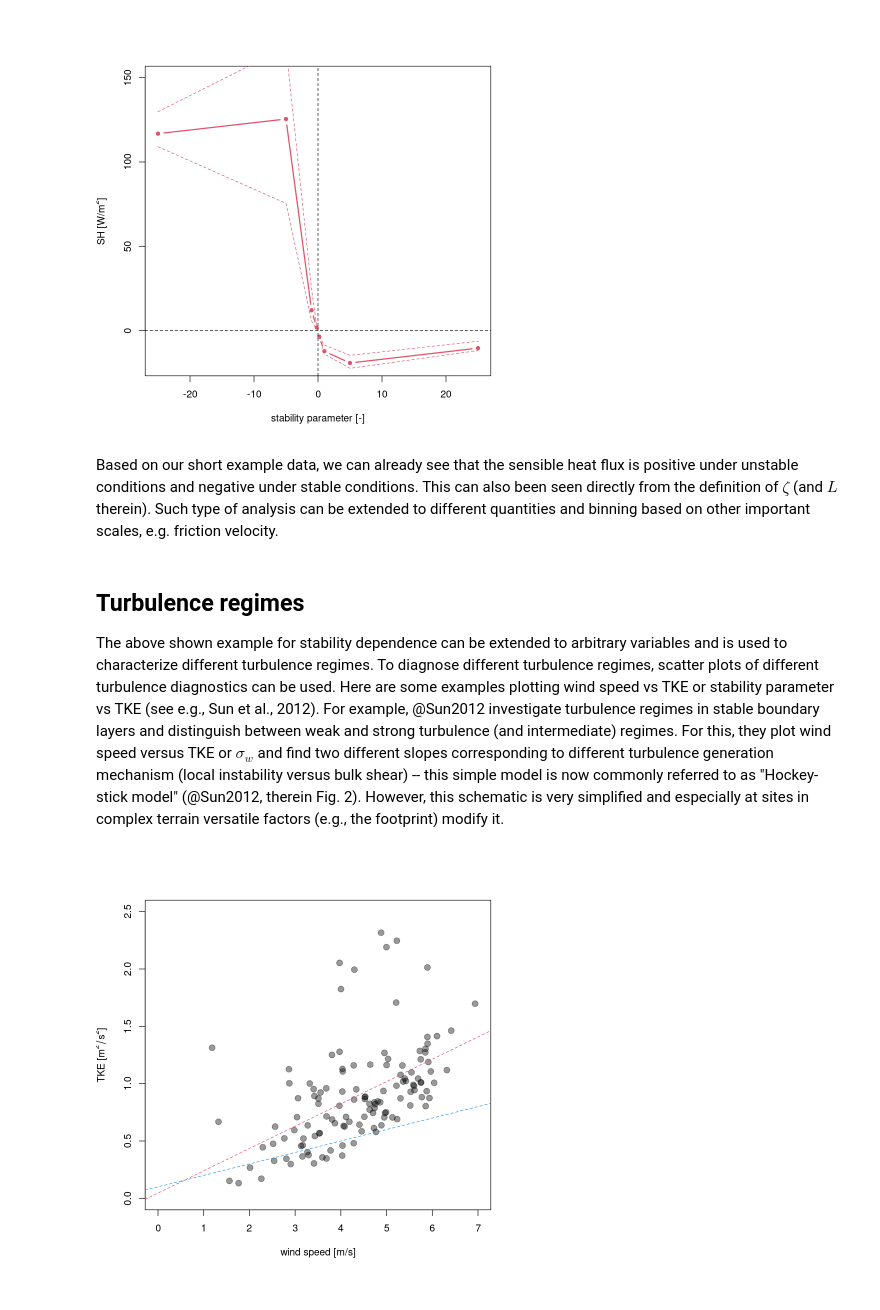
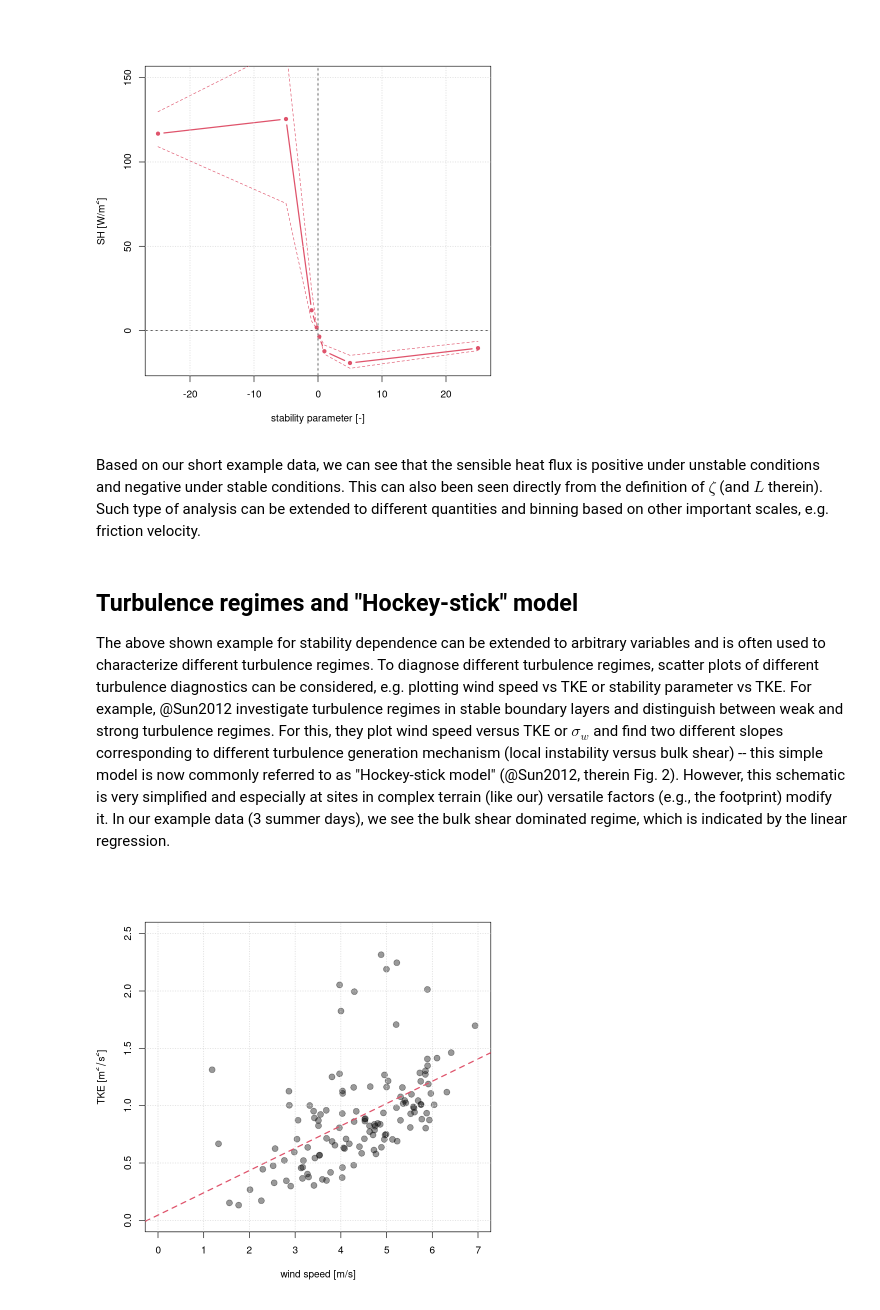
Before and after one commit to noctiluc3nt/ec_analyze, a Jupyter notebook: notebooks/02_basic-turbulence-diagnostics.ipynb, the cells around one changed output. Drawn from its saved outputs; the diff is of its cells as text; code cells hidden in the pictures.

```diff
--- a/notebooks/02_basic-turbulence-diagnostics.ipynb
+++ b/notebooks/02_basic-turbulence-diagnostics.ipynb
@@ -82,17 +96,18 @@ A matrix: 9 × 4 of type dbl
 | -8.655841 | -10.389901 | -11.853905 | -6.324807 |
 [figure]
 # %% [markdown]
-Based on our short example data, we can already see that the sensible heat flux is positive under unstable conditions and negative under stable conditions. This can also been seen directly from the definition of $\zeta$ (and $L$ therein). Such type of analysis can be extended to different quantities and binning based on other important scales, e.g. friction velocity. <!-- mention some example studies here-->
+Based on our short example data, we can see that the sensible heat flux is positive under unstable conditions and negative under stable conditions. This can also been seen directly from the definition of $\zeta$ (and $L$ therein). Such type of analysis can be extended to different quantities and binning based on other important scales, e.g. friction velocity. <!-- mention some example studies here-->
 # %% [markdown]
-## Turbulence regimes
-The above shown example for stability dependence can be extended to arbitrary variables and is used to characterize different turbulence regimes.
-To diagnose different turbulence regimes, scatter plots of different turbulence diagnostics can be used. Here are some examples plotting wind speed vs TKE or stability parameter vs TKE (see e.g., Sun et al., 2012). For example, @Sun2012 investigate turbulence regimes in stable boundary layers and distinguish between weak and strong turbulence (and intermediate) regimes. For this, they plot wind speed versus TKE or $\sigma_w$ and find two different slopes corresponding to different turbulence generation mechanism (local instability versus bulk shear) -- this simple model is now commonly referred to as "Hockey-stick model" (@Sun2012, therein Fig. 2). However, this schematic is very simplified and especially at sites in complex terrain versatile factors (e.g., the footprint) modify it.
+## Turbulence regimes and "Hockey-stick" model
+The above shown example for stability dependence can be extended to arbitrary variables and is often used to characterize different turbulence regimes.
+To diagnose different turbulence regimes, scatter plots of different turbulence diagnostics can be considered, e.g. plotting wind speed vs TKE or stability parameter vs TKE. For example, @Sun2012 investigate turbulence regimes in stable boundary layers and distinguish between weak and strong turbulence regimes. For this, they plot wind speed versus TKE or $\sigma_w$ and find two different slopes corresponding to different turbulence generation mechanism (local instability versus bulk shear) -- this simple model is now commonly referred to as "Hockey-stick model" (@Sun2012, therein Fig. 2). However, this schematic is very simplified and especially at sites in complex terrain (like our) versatile factors (e.g., the footprint) modify it. In our example data (3 summer days), we see the bulk shear dominated regime, which is indicated by the linear regression.
 # %%
 #some basic plots
 plot(dat$ws_mean,dat$tke,xlim=c(0,7),ylim=c(0,2.5),xlab="wind speed [m/s]",ylab=TeX("TKE [$m^2/s^2$]"),cex=2,pch=20,col=rgb(0,0,0,0.4))
 cond=(dat$ws_mean>4)
 fit=lm(dat$tke[cond]~dat$ws_mean[cond])
-abline(fit,col=2,lty=2)
-abline(0.1,0.1,col=4,lty=2)
+abline(fit,col=2,lty=2,lwd=2)
+#abline(0.1,0.1,col=4,lty=2)
+grid()
 # %% [output]
-[figure, old version]
+[figure, new version]
```
Also changed, not shown: parts of 7 cells of this notebook, 33 other files.
